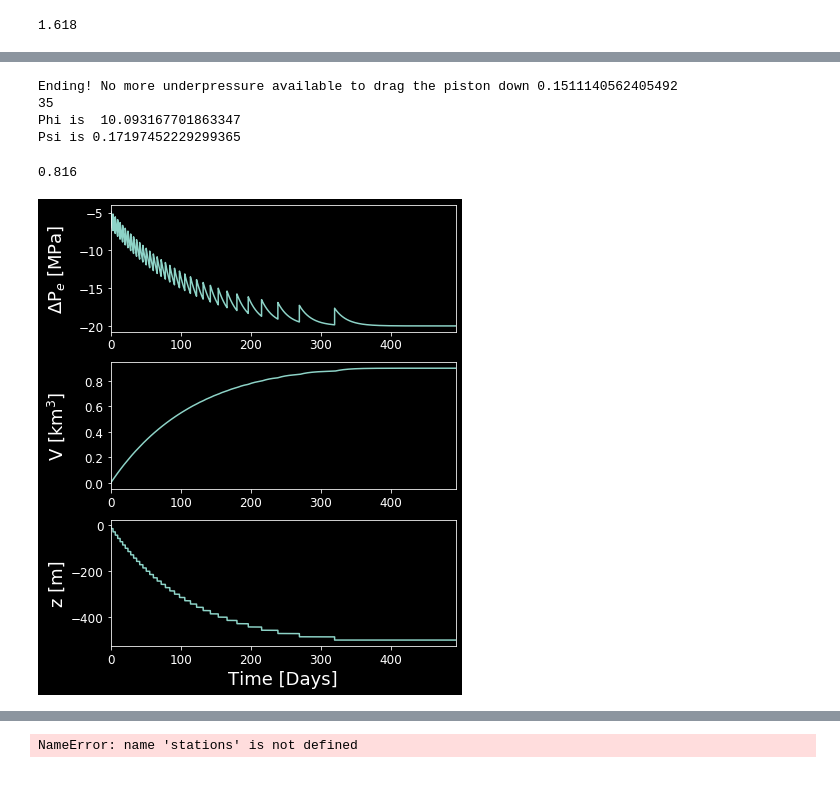
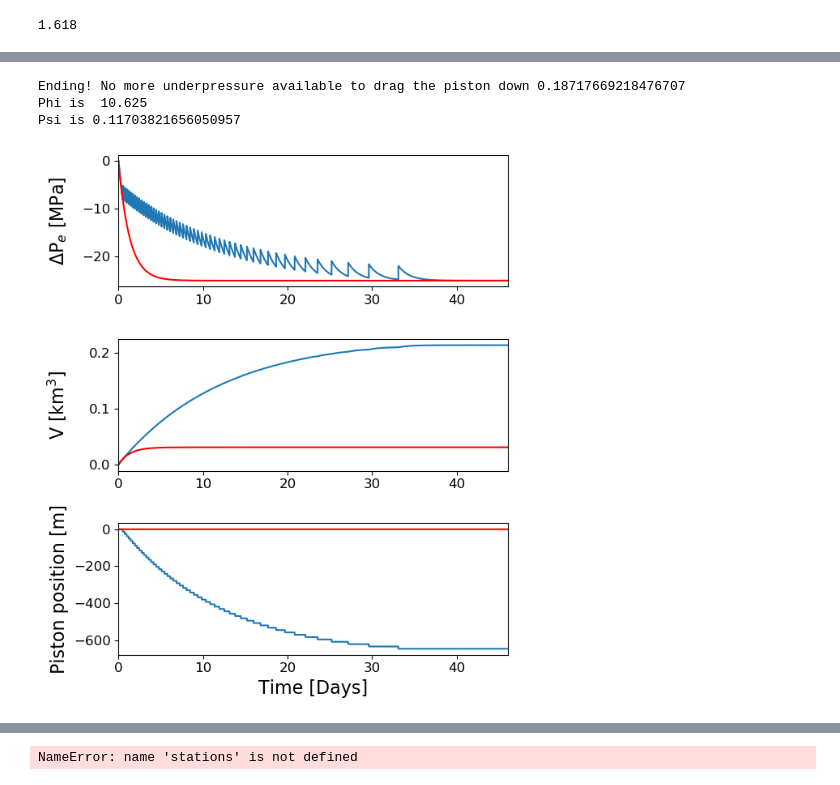
Before and after one commit to alberoman/kila_codes, a Jupyter notebook: paper.ipynb, the cells around one changed output, grey strips where cells are left out. Cells and saved outputs as stored; diff of their text form; code cells hidden in the pictures.

```diff
--- a/paper.ipynb
+++ b/paper.ipynb
@@ -1199,28 +1326,32 @@ Psi is 0.0034394904458598732
 # %%
+import sys
+sys.path.insert(1,'model/')
+from solvers_piston import *
+
 x0 = 0
 g = 9.8
 rho = 2700
 #chamber and elasticity
-V0= 1e+10
-k = 1.e+9
+V0= 1e+9
+k = 8.e+8
 #Piston geometrical parameters
-Rp = 7e+2
+Rp = 3e+2
 hp = 5e+2
 S = 3.14 * Rp**2
 Vp = S * hp
 m = rho * Vp
 #Conduit and mama properties
 a = 4.
-mu = 5e+2
+mu = 3e+2
 l = 3e+4
 #Friction properties
-c0 = 7e+6
+c0 = 8.0e+6
 fric_coef = 0.01
 Fs = c0 * S
-R5 = 0.816
+R5 = 0.8
 Fd = Fs * R5
 #Driving pressure
-Pl =2.0e+7
+Pl =2.5e+7
 pstar = c0
 tstar = ((m*V0) / (k* S**2))**0.5
 xstar = Fs*V0/(k*S**2)
@@ -1232,51 +1363,65 @@ R3 = Pl / Fs * S
 R4 = -1
 x0 = x0/xstar
 tc = 3.14 * a**4 *k/ (8* mu * l * V0)
-DeltaP,x,velocity,N_cycle,time,t_slip,dt_slip,dx_slip,slip_duration,q_out,vol_out,p_slip,dp_slip = isostatic_piston(x0,R1,R2,R3,R4,R5)
+time,DeltaP,x,velocity,vol_out = isostatic_piston(x0,R1,R2,R3,R4,R5)
 DeltaP = DeltaP * pstar
 x = x * xstar
 x = -x
 vol_out = vol_out* Vstar
 time = time * tstar
-DeltaP_nocol = (Pl + DeltaP[0]) * np.exp(-tc *time) - Pl
-V_nocol = V0/k *(DeltaP[0] + Pl) * (1 - np.exp(-tc * time))
+p0 = 0
+tcol = -1/tc * np.log((-c0 +Pl) / (p0 + Pl))
+
+timenocol = np.linspace(0,tcol,1000)
+DeltaP_nocol = (Pl + p0) * np.exp(-tc *timenocol) - Pl
+V_nocol = V0/k *(p0 + Pl) * (1 - np.exp(-tc * timenocol))
+x_nocol = np.zeros(len(timenocol))
+DeltaP = np.concatenate((DeltaP_nocol,DeltaP))
+x = np.concatenate((x_nocol,x))
+vol_out = vol_out + V_nocol[-1]
+vol_out = np.concatenate((V_nocol,vol_out))
+time = time + timenocol[-1]
+time = np.concatenate((timenocol,time))
+DeltaP_nocol = (Pl + p0) * np.exp(-tc *time) - Pl
+V_nocol = V0/k *(p0 + Pl) * (1 - np.exp(-tc * time))
+
 DeltaP = DeltaP / 1e+6
 DeltaP_nocol = DeltaP_nocol / 1e+6
 vol_out = vol_out / 1e+9
 V_nocol = V_nocol / 1e+9
 time = time / (3600 *24)
+timenocol = timenocol / (3600 * 24)
 fig, ax = plt.subplots(nrows = 3, ncols = 1, figsize = (6,7))
 ax[0].plot(time,DeltaP)
 #ax[0].plot(time,DeltaP_nocol)
-ax[0].set_ylabel('$\Delta$P$_e$ [MPa]',fontsize= 18)
+ax[0].set_ylabel('$\Delta$P$_e$ [MPa]',fontsize= 16)
 ax[0].tick_params(labelsize = 12)
 ax[0].set_xlim([0,time[-1]])
 ax[0].tick_params(labelsize = 12)
+ax[0].plot(time,DeltaP_nocol,'r')
 ax[1].plot(time,vol_out)
+ax[1].plot(time,V_nocol,'r')
 #ax[1].plot(time,V_nocol)
-ax[1].set_ylabel('V [km$^3$]',fontsize= 18)
+ax[1].set_ylabel('V [km$^3$]',fontsize= 16)
 ax[1].tick_params(labelsize = 12)
 ax[1].set_xlim([0,time[-1]])
 
 ax[2].plot(time,x)
-ax[2].set_xlabel('Time [Days]',fontsize= 18)
+ax[2].plot(time,np.zeros(len(time)),'r')
+ax[2].set_xlabel('Time [Days]',fontsize= 16)
 ax[2].tick_params(labelsize = 12)
-ax[2].set_ylabel('z [m]',fontsize= 18)
+ax[2].set_ylabel('Piston position [m]',fontsize= 16)
 
 ax[2].set_xlim([0,time[-1]])
 fig.align_ylabels(ax[:])
 plt.tight_layout()
-print(N_cycle)
-plt.savefig(path_figs + 'synthetic_litho.pdf')
+plt.savefig(path_figs + 'synthetic_psi.pdf')
 DeltaP[0],DeltaP_nocol[0]
 phi = ((Pl - c0) / (c0 - Fd/S))
 print('Phi is ',phi)
 print('Psi is', R1)
-R5
 # %% [output]
-Ending! No more underpressure available to drag the piston down 0.1511140562405492
-35
-Phi is  10.093167701863347
-Psi is 0.17197452229299365
+Ending! No more underpressure available to drag the piston down 0.18717669218476707
+Phi is  10.625
+Psi is 0.11703821656050957
-0.816
-[figure, old version]
+[figure, new version]
```
Also changed, not shown: parts of 12 cells of this notebook, 29 other files.
